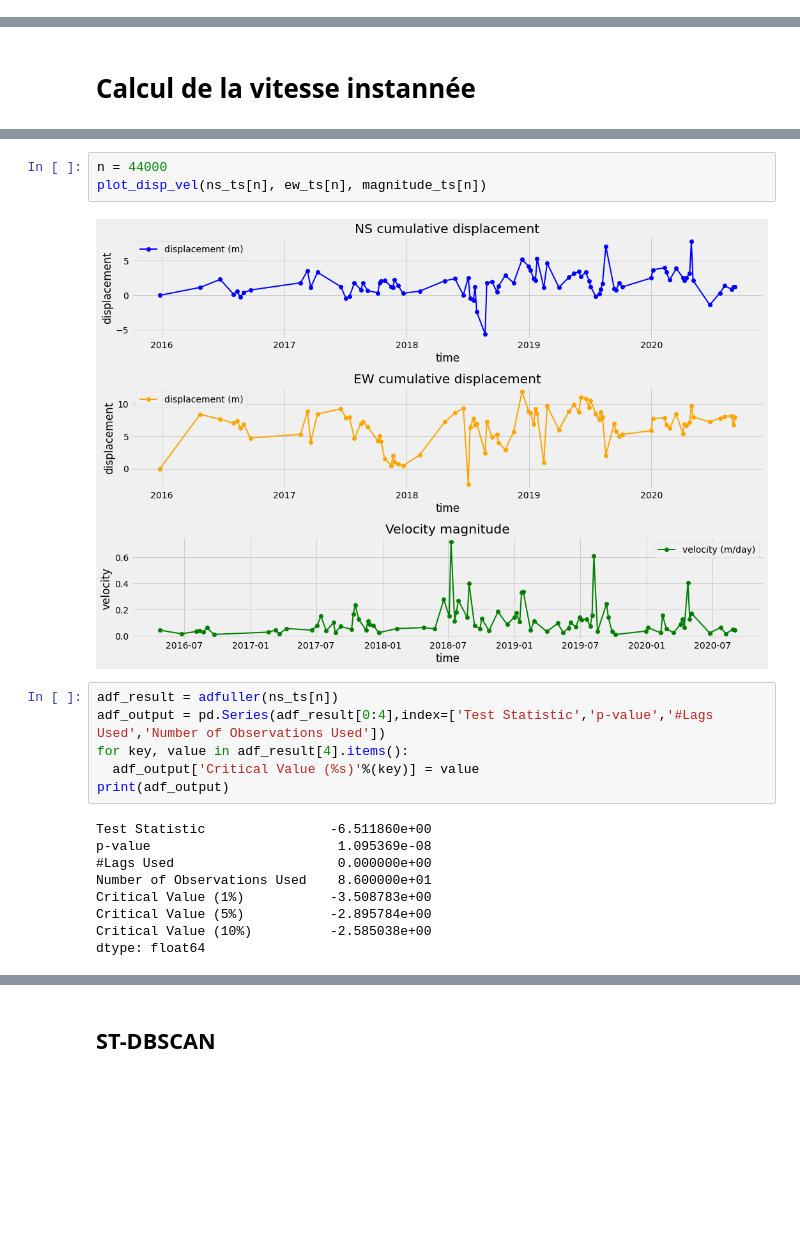
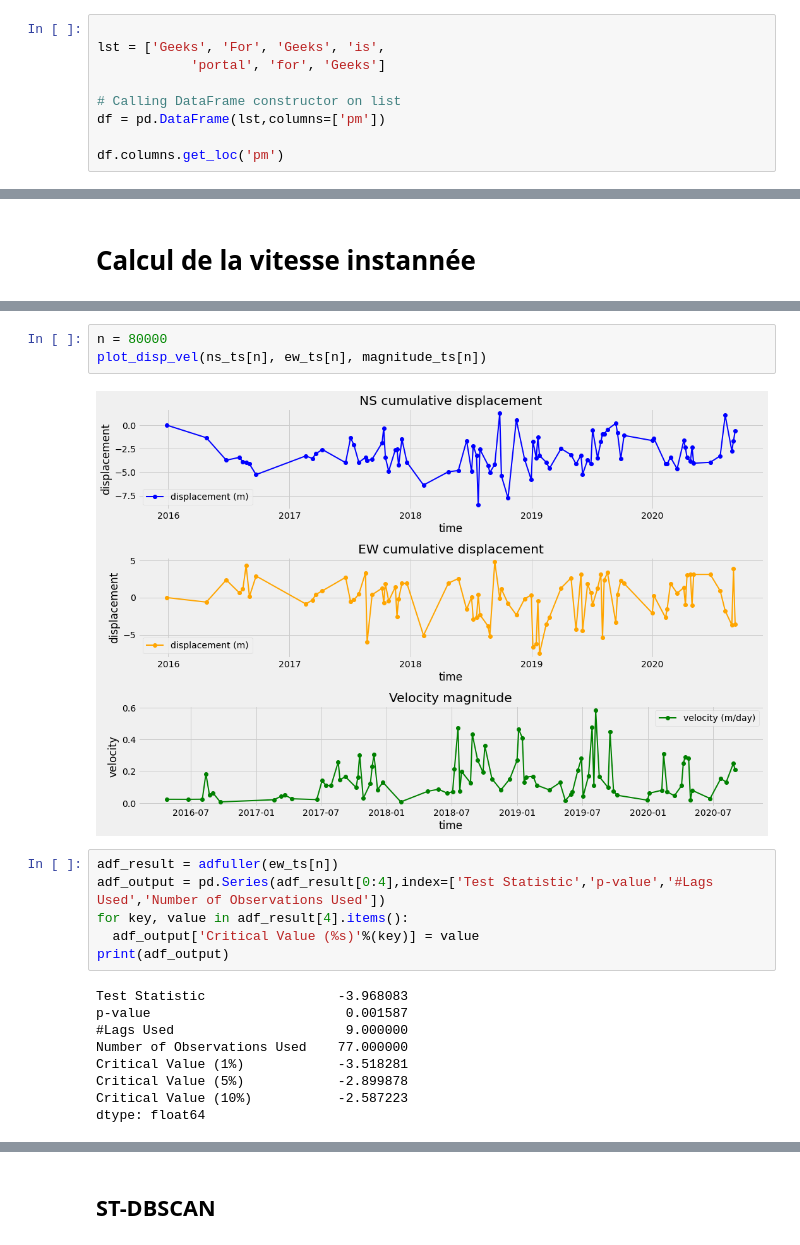
Before and after one commit to EddyVianney/Stage_master2_sdsc_eost, a Jupyter notebook: PMEDV_STAGE_SDSC_EOST.ipynb, the cells around one changed output, grey strips where cells are left out. Saved outputs shown, nothing was run; the diff lists cells and outputs as text; blank space fills up the shorter version.

```diff
--- a/PMEDV_STAGE_SDSC_EOST.ipynb
+++ b/PMEDV_STAGE_SDSC_EOST.ipynb
@@ -130,0 +327,9 @@ def impute(ns_series, ew_series, pc=0.4):
+# %%
+
+lst = ['Geeks', 'For', 'Geeks', 'is',
+            'portal', 'for', 'Geeks']
+
+# Calling DataFrame constructor on list
+df = pd.DataFrame(lst,columns=['pm'])
+
+df.columns.get_loc('pm')
@@ -356,20 +570,20 @@ def plot_disp_vel(ns_ts, ew_ts, vels):
 # %%
-n = 44000
+n = 80000
 plot_disp_vel(ns_ts[n], ew_ts[n], magnitude_ts[n])
 # %% [output]
-[figure, old version]
+[figure, new version]
 # %%
-adf_result = adfuller(ns_ts[n])
+adf_result = adfuller(ew_ts[n])
 adf_output = pd.Series(adf_result[0:4],index=['Test Statistic','p-value','#Lags Used','Number of Observations Used'])
 for key, value in adf_result[4].items():
   adf_output['Critical Value (%s)'%(key)] = value
 print(adf_output)
 # %% [output]
-Test Statistic                -6.511860e+00
-p-value                        1.095369e-08
-#Lags Used                     0.000000e+00
-Number of Observations Used    8.600000e+01
-Critical Value (1%)           -3.508783e+00
-Critical Value (5%)           -2.895784e+00
-Critical Value (10%)          -2.585038e+00
+Test Statistic                 -3.968083
+p-value                         0.001587
+#Lags Used                      9.000000
+Number of Observations Used    77.000000
+Critical Value (1%)            -3.518281
+Critical Value (5%)            -2.899878
+Critical Value (10%)           -2.587223
 dtype: float64
```
Also changed, not shown: parts of 20 cells of this notebook.
